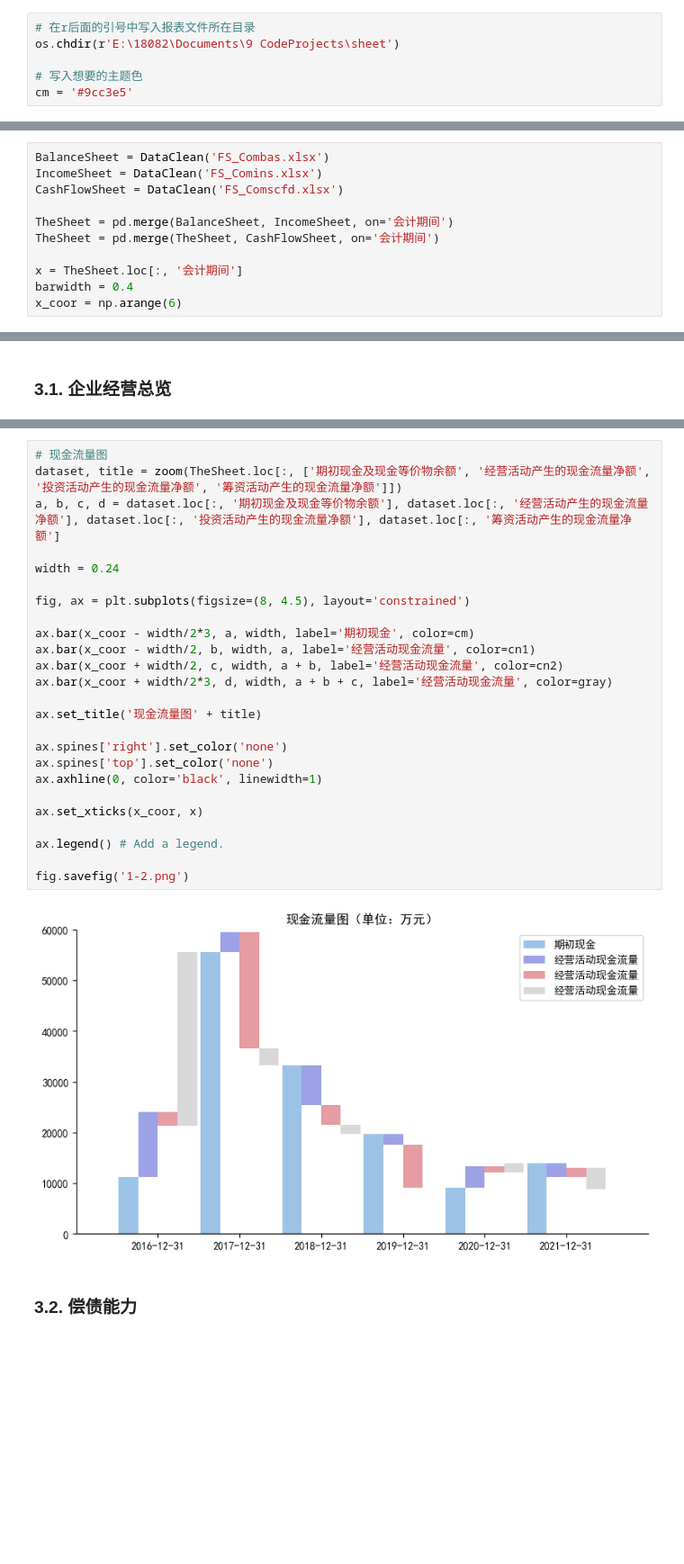
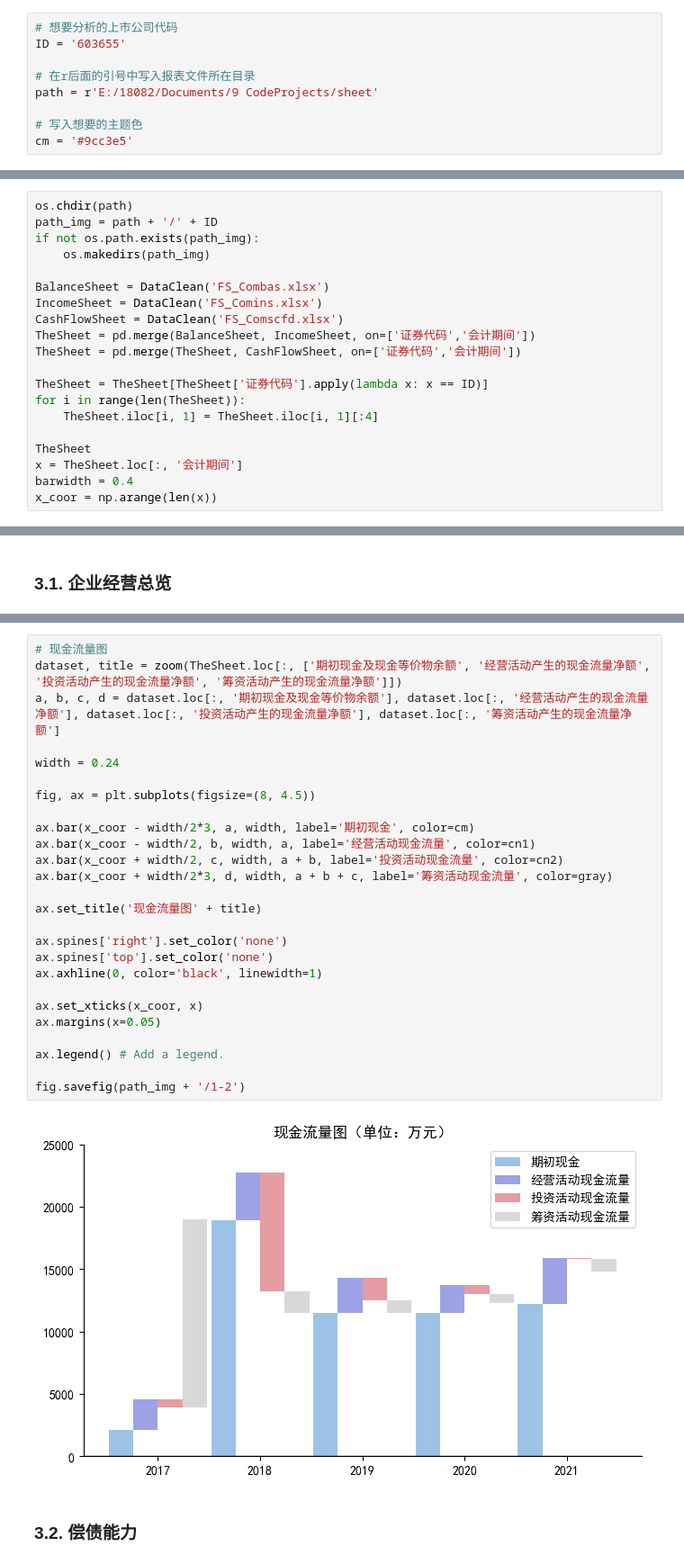
Before and after one commit to farcloudy/sheet, a Jupyter notebook: AutoGraphing.ipynb, the cells around one changed output, grey strips where cells are left out. Shown: that part at 90% size. Cells and saved outputs as stored; diff of their text form; blank space fills up the shorter version.

```diff
--- a/AutoGraphing.ipynb
+++ b/AutoGraphing.ipynb
@@ -41,8 +41,11 @@ plt.rcParams['lines.linewidth'] = '3'
 # %% [markdown]
 ### 1.1. 写入个人配置
 # %%
+# 想要分析的上市公司代码
+ID = '603655'
+
 # 在r后面的引号中写入报表文件所在目录
-os.chdir(r'E:\18082\Documents\9 CodeProjects\sheet')
+path = r'E:/18082/Documents/9 CodeProjects/sheet'
 
 # 写入想要的主题色
 cm = '#9cc3e5'
@@ -129,16 +132,25 @@ def zoom(dataset):
 
     return [dataset, label]
 # %%
+os.chdir(path)
+path_img = path + '/' + ID
+if not os.path.exists(path_img):
+    os.makedirs(path_img)
+
 BalanceSheet = DataClean('FS_Combas.xlsx')
 IncomeSheet = DataClean('FS_Comins.xlsx')
 CashFlowSheet = DataClean('FS_Comscfd.xlsx')
+TheSheet = pd.merge(BalanceSheet, IncomeSheet, on=['证券代码','会计期间'])
+TheSheet = pd.merge(TheSheet, CashFlowSheet, on=['证券代码','会计期间'])
 
-TheSheet = pd.merge(BalanceSheet, IncomeSheet, on='会计期间')
-TheSheet = pd.merge(TheSheet, CashFlowSheet, on='会计期间')
+TheSheet = TheSheet[TheSheet['证券代码'].apply(lambda x: x == ID)]
+for i in range(len(TheSheet)):
+    TheSheet.iloc[i, 1] = TheSheet.iloc[i, 1][:4]
 
+TheSheet
 x = TheSheet.loc[:, '会计期间']
 barwidth = 0.4
-x_coor = np.arange(6)
+x_coor = np.arange(len(x))
 # %% [markdown]
 ## 3.   绘图
 # %% [markdown]
@@ -168,30 +180,31 @@ fig.savefig('1-1.png')
 # %%
 # 现金流量图
 dataset, title = zoom(TheSheet.loc[:, ['期初现金及现金等价物余额', '经营活动产生的现金流量净额', '投资活动产生的现金流量净额', '筹资活动产生的现金流量净额']])
 a, b, c, d = dataset.loc[:, '期初现金及现金等价物余额'], dataset.loc[:, '经营活动产生的现金流量净额'], dataset.loc[:, '投资活动产生的现金流量净额'], dataset.loc[:, '筹资活动产生的现金流量净额']
 
 width = 0.24
 
-fig, ax = plt.subplots(figsize=(8, 4.5), layout='constrained')
+fig, ax = plt.subplots(figsize=(8, 4.5))
 
 ax.bar(x_coor - width/2*3, a, width, label='期初现金', color=cm)
 ax.bar(x_coor - width/2, b, width, a, label='经营活动现金流量', color=cn1)
-ax.bar(x_coor + width/2, c, width, a + b, label='经营活动现金流量', color=cn2)
-ax.bar(x_coor + width/2*3, d, width, a + b + c, label='经营活动现金流量', color=gray)
+ax.bar(x_coor + width/2, c, width, a + b, label='投资活动现金流量', color=cn2)
+ax.bar(x_coor + width/2*3, d, width, a + b + c, label='筹资活动现金流量', color=gray)
 
 ax.set_title('现金流量图' + title)
 
 ax.spines['right'].set_color('none')
 ax.spines['top'].set_color('none')
 ax.axhline(0, color='black', linewidth=1)
 
 ax.set_xticks(x_coor, x)
+ax.margins(x=0.05)
 
 ax.legend() # Add a legend.
 
-fig.savefig('1-2.png')
+fig.savefig(path_img + '/1-2')
 # %% [output]
-[figure, old version]
+[figure, new version]
 # %% [markdown]
 ### 3.2.    偿债能力
 # %% [markdown]
```
Also changed, not shown: parts of 9 cells of this notebook, 3 other files.
